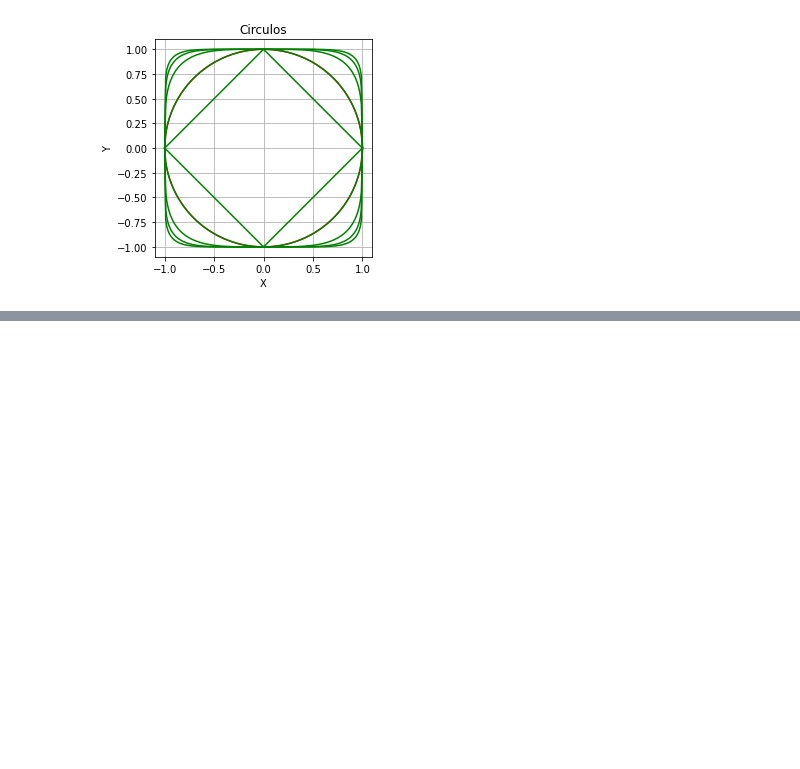
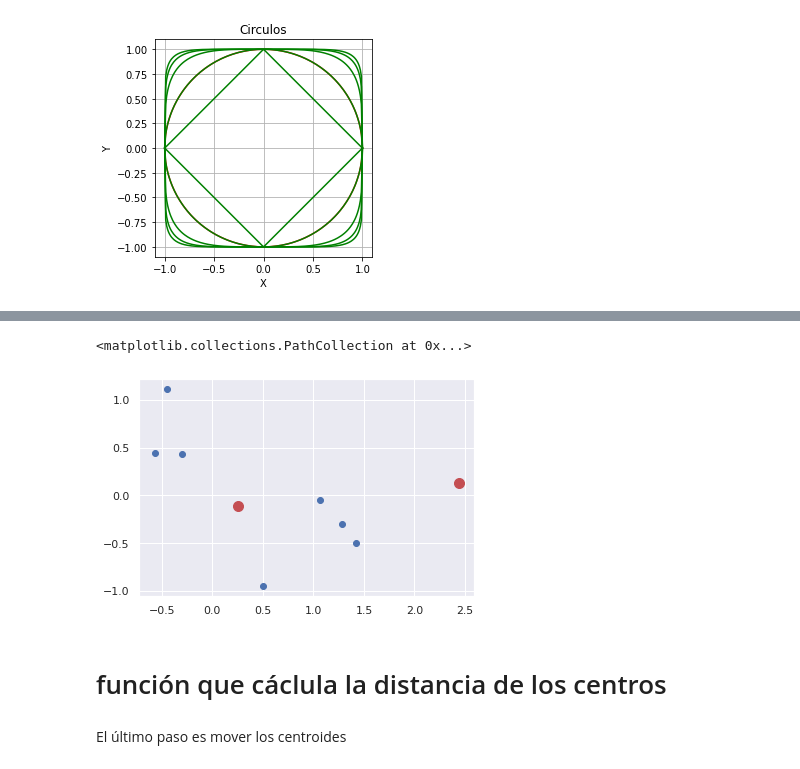
Before and after one commit to juli2410/Algebra2022, a Jupyter notebook: section3.ipynb, the cells around one changed output, grey strips where cells are left out. Cells and saved outputs as stored; diff of their text form; code cells hidden in the pictures; blank space fills up the shorter version.

```diff
--- a/section3.ipynb
+++ b/section3.ipynb
@@ -111,0 +149,6 @@ plt.show()
+# %%
+def initialize_centroids(points, k):
+    """returns k centroids from the initial points"""
+    centroids = points.copy()
+    np.random.shuffle(centroids)
+    return centroids[:k]
@@ -111,0 +161,9 @@ plt.show()
+# %%
+plt.scatter(points[:, 0], points[:, 1])
+centroids = initialize_centroids(points, 2)
+plt.scatter(centroids[:, 0], centroids[:, 1], c='r', s=100)
+# %% [output]
+<matplotlib.collections.PathCollection at 0x...>
+[figure, added]
+# %% [markdown]
+# función que cáclula la distancia de los centros
@@ -111,0 +179,2 @@ plt.show()
+# %% [markdown]
+El último paso es mover los centroides
```
Also changed, not shown: parts of 19 cells of this notebook, 7 other files.
